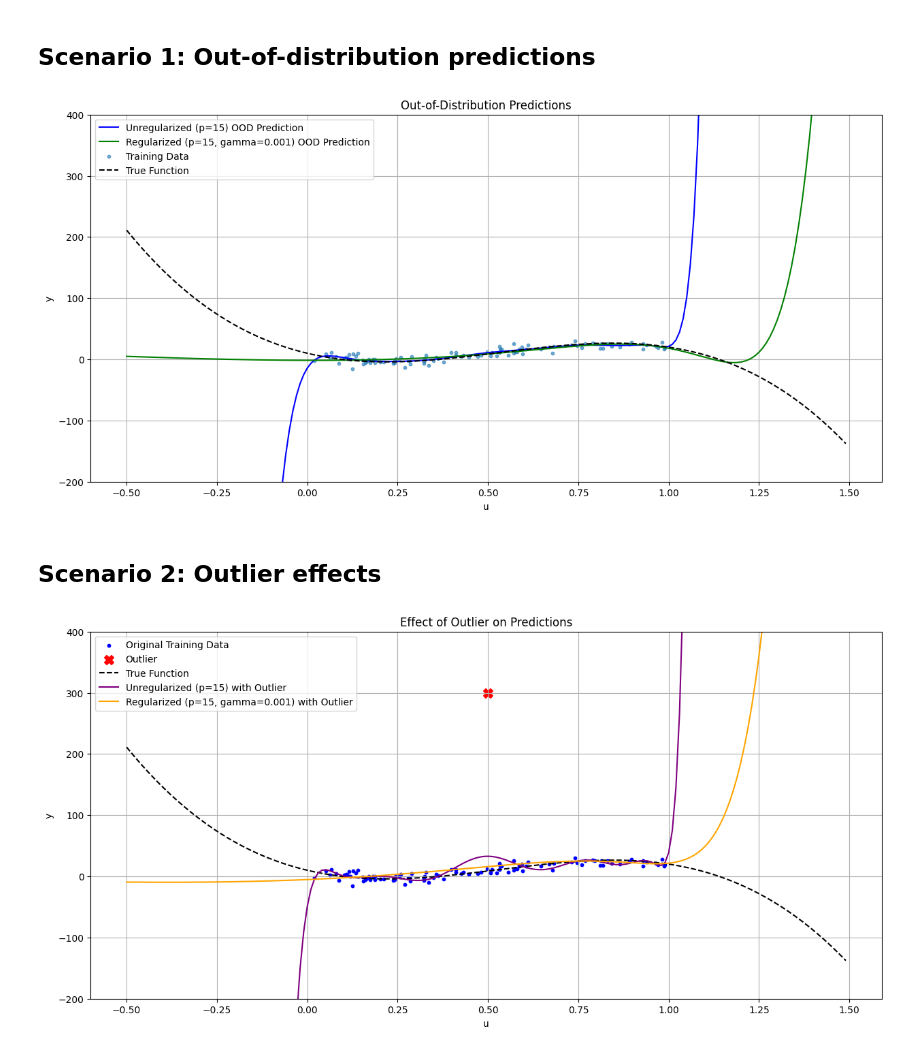
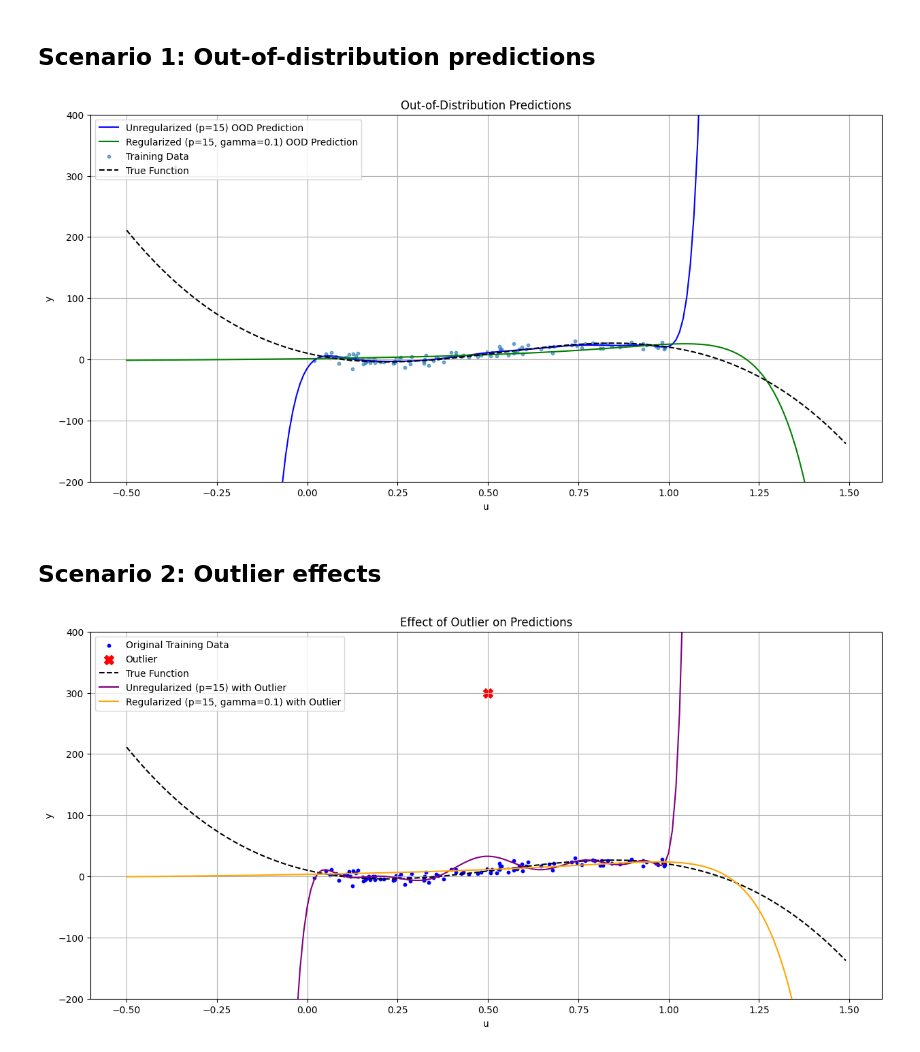
Before and after one commit to nanjala116/machine_learning1, a Jupyter notebook: notebooks/regression_analysis.ipynb, the cells around one changed output. Saved outputs shown, nothing was run; the diff lists cells and outputs as text; code cells hidden in the pictures.

```diff
--- a/notebooks/regression_analysis.ipynb
+++ b/notebooks/regression_analysis.ipynb
@@ -462,36 +467,36 @@ p_ood = 15
 X_train_ood = model_matrix(p_ood, u_base)
 # Check for singularity before solving
 if np.linalg.cond(X_train_ood.T @ X_train_ood) < 1/np.finfo(X_train_ood.dtype).eps:
     betahat_unreg_ood = solve(X_train_ood.T @ X_train_ood, X_train_ood.T @ y_base)
 else:
     # Fallback for singular matrix, e.g., use pseudo-inverse or add tiny regularization
     betahat_unreg_ood = np.linalg.pinv(X_train_ood.T @ X_train_ood) @ X_train_ood.T @ y_base
 
 X_ood_plot_unreg = model_matrix(p_ood, u_ood)
 yy_pred_unreg_ood = X_ood_plot_unreg @ betahat_unreg_ood
 
 plt.plot(u_ood, yy_pred_unreg_ood, color='blue', label=f'Unregularized (p={p_ood}) OOD Prediction')
 
-# Regularized (p=15, gamma=0.001) for OOD
-gamma_ood = 0.001
+# Regularized (p=15, gamma=0.1) for OOD
+gamma_ood = 0.1
 betahat_reg_ood = ridge_train(X_train_ood, y_base, n_samples * gamma_ood)
 X_ood_plot_reg = model_matrix(p_ood, u_ood)
 yy_pred_reg_ood = X_ood_plot_reg @ betahat_reg_ood
 
 plt.plot(u_ood, yy_pred_reg_ood, color='green', label=f'Regularized (p={p_ood}, gamma={gamma_ood}) OOD Prediction')
 
 plt.scatter(u_base, y_base, s=10, label='Training Data', alpha=0.6)
 plt.plot(u_ood, y_ood_true, color='black', linestyle='--', label='True Function')
 
 plt.title('Out-of-Distribution Predictions')
 plt.xlabel('u')
 plt.ylabel('y')
 plt.legend()
 plt.grid(True)
 plt.ylim(-200, 400) # Adjust y-limit for better visualization of OOD behavior
 plt.show()
 # %% [output]
-[figure, old version]
+[figure, new version]
 # %% [markdown]
 ## Scenario 2: Outlier effects
 # %%
@@ -536,7 +541,7 @@ plt.grid(True)
 plt.ylim(-200, 400) # Adjust y-limit for better visualization
 plt.show()
 # %% [output]
-[figure, old version]
+[figure, new version]
 # %% [markdown]
 ### Question 2.3: Out-of-Distribution Predictions and Effect of Outliers
 
```
Also changed, not shown: parts of 6 cells of this notebook.
